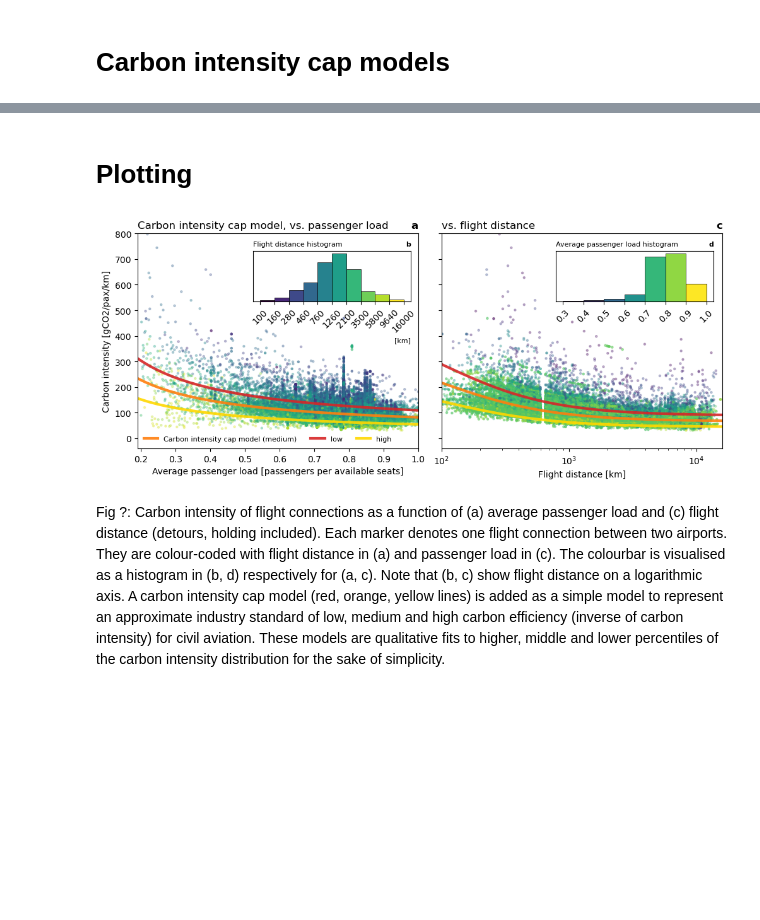
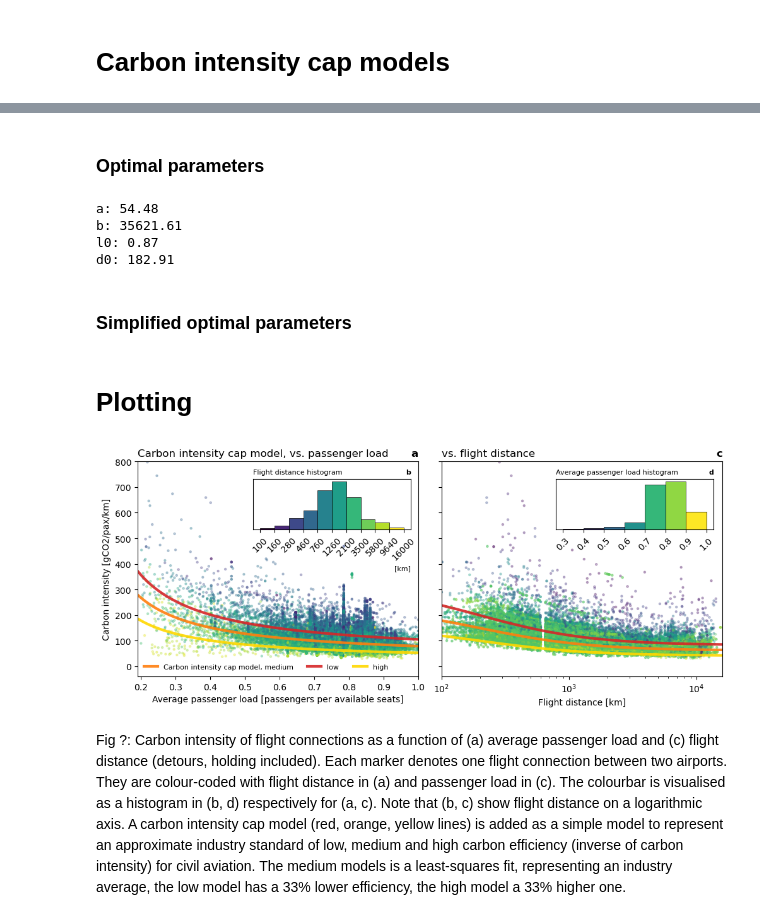
Before and after one commit to jorgecardleitao/aviation, a Jupyter notebook: plots/intensity_cap_models.ipynb, the cells around one changed output, grey strips where cells are left out. Cells and saved outputs as stored; diff of their text form; code cells hidden in the pictures; blank space fills up the shorter version.

```diff
--- a/plots/intensity_cap_models.ipynb
+++ b/plots/intensity_cap_models.ipynb
@@ -36,6 +37,7 @@ Shuffle flights for plotting
 sample = range(len(flights))                            # all flights or subsample to test?
 sample_random = np.random.shuffle(np.copy(sample))      # randomize the order for plotting
 # %%
-average_load = np.array(flights["average_load"])[sample_random]
-intensity = np.array(flights["gco2_pax_km"])[sample_random]
-distance = np.array(flights["avg_distance"])[sample_random]
+average_load = np.array(flights["average_load"])[sample_random][0, :]
+intensity = np.array(flights["gco2_pax_km"])[sample_random][0, :]
+distance = np.array(flights["avg_distance"])[sample_random][0, :]
+distance
@@ -82,12 +87,12 @@ $$
 $$
 
 In code this is simply
-# %%
-def carbon_cap_low(distance, load):
-    return 2*carbon_cap_high(distance, load)
-
-def carbon_cap_med(distance, load):
-    return 1.5*carbon_cap_high(distance, load)
-
-def carbon_cap_high(distance, load):
-    return 40/(load + 0.1) + 20000/(distance + 100)
+# %%
+def carbon_cap_med(distance, load, a=40, b=20_000, l0=0.01, d0=100):
+    return a/(load + 0.01) + b/(distance + d0)
+
+def carbon_cap_low(distance, load, **kwargs):
+    return 4/3*carbon_cap_med(distance, load, **kwargs)
+
+def carbon_cap_high(distance, load, **kwargs):
+    return 2/3*carbon_cap_med(distance, load, **kwargs)
@@ -94,3 +134,18 @@ def carbon_cap_high(distance, load):
+# %% [markdown]
+### Optimal parameters
+# %%
+popt = [popt_scaled[0]*1000, popt_scaled[1]*1000, popt_scaled[2], popt_scaled[3]]
+for p, v in zip(('a', 'b', 'l0', 'd0'), popt2):
+    print(f"{p}: {v:.2f}")
+# %% [output]
+a: 54.48
+b: 35621.61
+l0: 0.87
+d0: 182.91
+# %% [markdown]
+### Simplified optimal parameters
+# %%
+popts = [50, 35_000, 0.01, 200]  # simplified optimal values
 # %% [markdown]
 # Plotting
 # %%
@@ -110,11 +165,11 @@ ax1.set_title("a", loc="right", fontweight="bold")
 ax1.set_title("Carbon intensity cap model, vs. passenger load", loc="left")
 
 # add carbon intensity cap model
-load = np.linspace(0, 1, 100)
+load = np.linspace(0.01, 1, 100)
 base_distance = 1000
-ax1.plot(load, carbon_cap_med(base_distance, load), color="C1",    lw=3, alpha=0.9, label="Carbon intensity cap model (medium)")
-ax1.plot(load, carbon_cap_low(base_distance, load), color="C3",    lw=3, alpha=0.9, label="low")
-ax1.plot(load, carbon_cap_high(base_distance, load), color="gold", lw=3, alpha=0.9, label="high")
+ax1.plot(load, carbon_cap_med(base_distance, load, a=popts[0], b=popts[1], l0=popts[2], d0=popts[3]), color="C1",    lw=3, alpha=0.9, label="Carbon intensity cap model, medium")
+ax1.plot(load, carbon_cap_low(base_distance, load, a=popts[0], b=popts[1], l0=popts[2], d0=popts[3]), color="C3",    lw=3, alpha=0.9, label="low")
+ax1.plot(load, carbon_cap_high(base_distance, load, a=popts[0], b=popts[1], l0=popts[2], d0=popts[3]), color="gold", lw=3, alpha=0.9, label="high")
 ax1.legend(loc="lower left", fontsize=8, frameon=False, ncols=3)
 
 
@@ -127,36 +182,36 @@ axh1.set_xticklabels(np.round(bin_edges/20).astype(int)*20, rotation=45)
 axh1.set_title("Flight distance histogram", loc="left", fontsize=8)
 axh1.set_title("b", loc="right", fontweight="bold", fontsize=8)
 axh1.set_xlabel("[km]", loc="right", fontsize=8)
 axh1.get_yaxis().set_visible(False)
 
 # right subplot
 ax2.scatter(distance, intensity, 5, c=average_load, alpha=.3, cmap="viridis")
 ax2.set_xlabel("Flight distance [km]")
 ax2.set_xscale("log")
 ax2.set_xlim(m0, m1)
 ax2.set_title("c", loc="right", fontweight="bold")
 ax2.set_title("vs. flight distance", loc="left")
 
 # add carbon intensity cap model
 dists = np.logspace(np.log10(m0), np.log10(m1), 100)
 base_load = 0.8
-ax2.plot(dists, carbon_cap_med(dists, base_load), color="C1",    lw=3, alpha=0.9)
-ax2.plot(dists, carbon_cap_low(dists, base_load), color="C3",    lw=3, alpha=0.9)
-ax2.plot(dists, carbon_cap_high(dists, base_load), color="gold", lw=3, alpha=0.9)
+ax2.plot(dists, carbon_cap_med(dists, base_load, a=popts[0], b=popts[1], l0=popts[2], d0=popts[3]), color="C1",    lw=3, alpha=0.9)
+ax2.plot(dists, carbon_cap_low(dists, base_load, a=popts[0], b=popts[1], l0=popts[2], d0=popts[3]), color="C3",    lw=3, alpha=0.9)
+ax2.plot(dists, carbon_cap_high(dists, base_load, a=popts[0], b=popts[1], l0=popts[2], d0=popts[3]), color="gold", lw=3, alpha=0.9)
 
 # histogram colorbar
 counts2, bin_edges2 = np.histogram(average_load, bins=np.linspace(0.3, 1, 8))
 bins = np.arange(1, len(counts2) + 1)
 cmap = plt.get_cmap("viridis")
 axh2.bar(bins, counts2, width=1, color=cmap((bins-1)/(len(bins)-1)), edgecolor="k", linewidth=0.5)
 axh2.set_xticks(np.arange(0, len(counts2) + 1)+.5)
 axh2.set_xticklabels(np.round(bin_edges2*10)/10, rotation=45)
 axh2.set_title("Average passenger load histogram", loc="left", fontsize=8)
 axh2.set_title("d", loc="right", fontweight="bold", fontsize=8)
 axh2.get_yaxis().set_visible(False)
 
 plt.show()
 # %% [output]
-[figure, old version]
+[figure, new version]
 # %% [markdown]
-Fig ?: Carbon intensity of flight connections as a function of (a) average passenger load and (c) flight distance (detours, holding included). Each marker denotes one flight connection between two airports. They are colour-coded with flight distance in (a) and passenger load in (c). The colourbar is visualised as a histogram in (b, d) respectively for (a, c). Note that (b, c) show flight distance on a logarithmic axis. A carbon intensity cap model (red, orange, yellow lines) is added as a simple model to represent an approximate industry standard of low, medium and high carbon efficiency (inverse of carbon intensity) for civil aviation. These models are qualitative fits to higher, middle and lower percentiles of the carbon intensity distribution for the sake of simplicity.
+Fig ?: Carbon intensity of flight connections as a function of (a) average passenger load and (c) flight distance (detours, holding included). Each marker denotes one flight connection between two airports. They are colour-coded with flight distance in (a) and passenger load in (c). The colourbar is visualised as a histogram in (b, d) respectively for (a, c). Note that (b, c) show flight distance on a logarithmic axis. A carbon intensity cap model (red, orange, yellow lines) is added as a simple model to represent an approximate industry standard of low, medium and high carbon efficiency (inverse of carbon intensity) for civil aviation. The medium models is a least-squares fit, representing an industry average, the low model has a 33% lower efficiency, the high model a 33% higher one.
```
Also changed, not shown: parts of 6 cells of this notebook.
